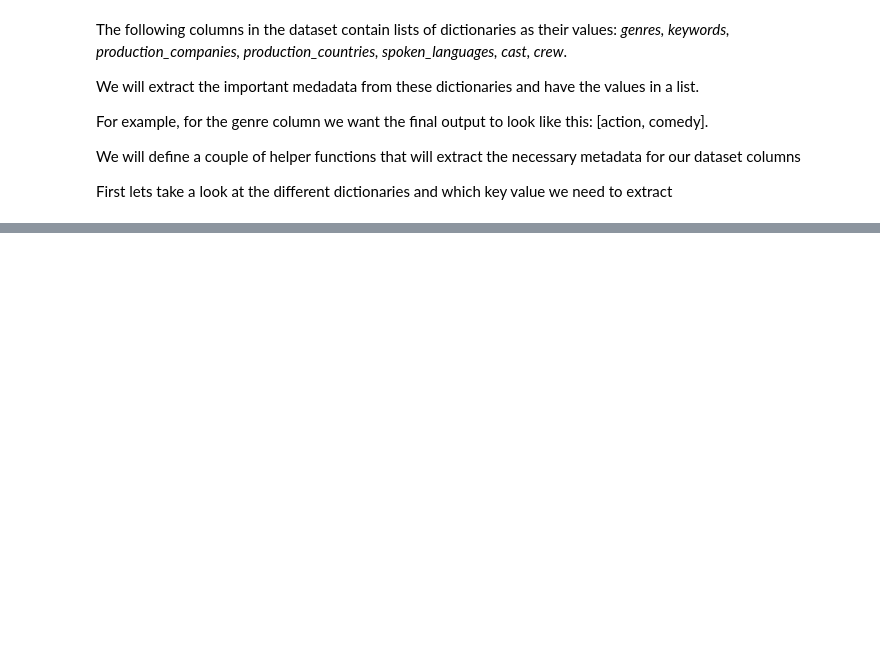
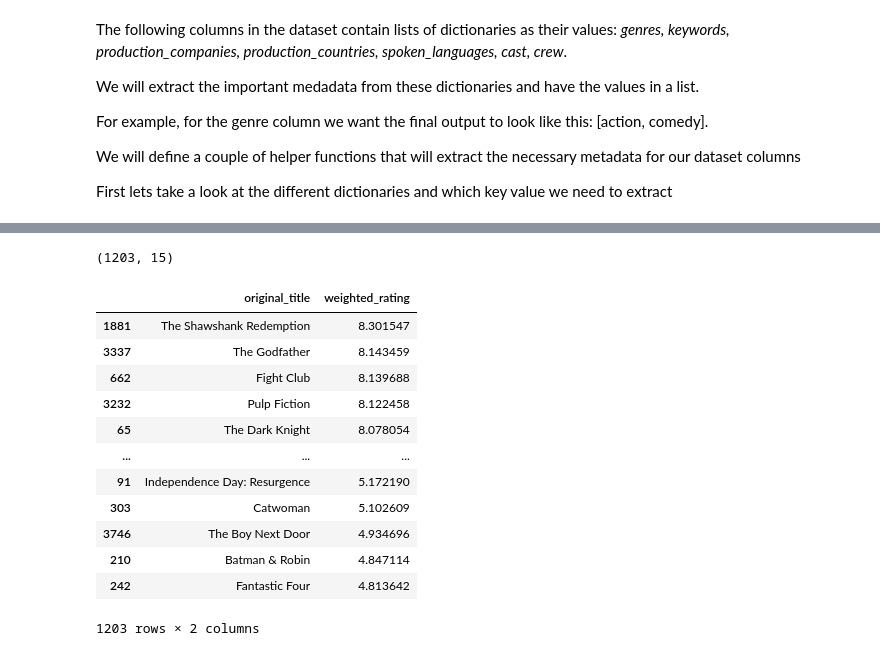
Before and after one commit to zhikaichen99/RecommenderSystems, a Jupyter notebook: Content-Based-Filtering.ipynb, the cells around one changed output, grey strips where cells are left out. Cells and saved outputs as stored; diff of their text form; code cells hidden in the pictures; blank space fills up the shorter version.

```diff
--- a/Content-Based-Filtering.ipynb
+++ b/Content-Based-Filtering.ipynb
@@ -204,0 +284,32 @@ def extract_name(dict_column):
+# %%
+c = df['vote_average'].mean()
+m = df['vote_count'].quantile(0.75)
+df = df.loc[df['vote_count'] >= m]
+print(df.shape)
+# %% [output]
+(1203, 15)
+# %%
+def weighted_rating(movie, m=m, c=c):
+    R = movie['vote_average']
+    v = movie['vote_count']
+
+    weighted_rate = (v/(v+m)*R) + (m/(m+v)*c)
+    return weighted_rate
+
+df['weighted_rating'] = df.apply(weighted_rating, axis = 1)
+# %%
+df.sort_values('weighted_rating', ascending = False)[['original_title', 'weighted_rating']]
+# %% [output]
+|  | original_title | weighted_rating |
+| 1881 | The Shawshank Redemption | 8.301547 |
+| 3337 | The Godfather | 8.143459 |
+| 662 | Fight Club | 8.139688 |
+| 3232 | Pulp Fiction | 8.122458 |
+| 65 | The Dark Knight | 8.078054 |
+| ... | ... | ... |
+| 91 | Independence Day: Resurgence | 5.172190 |
+| 303 | Catwoman | 5.102609 |
+| 3746 | The Boy Next Door | 4.934696 |
+| 210 | Batman & Robin | 4.847114 |
+| 242 | Fantastic Four | 4.813642 |
+1203 rows × 2 columns
```
Also changed, not shown: parts of 21 cells of this notebook.
